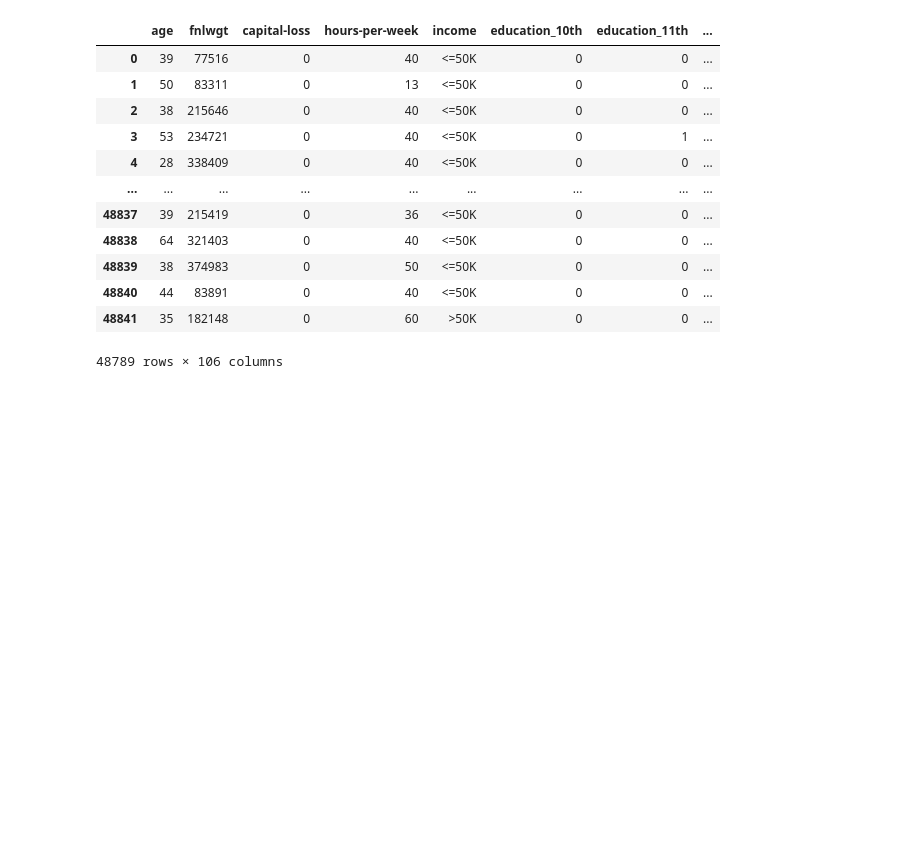
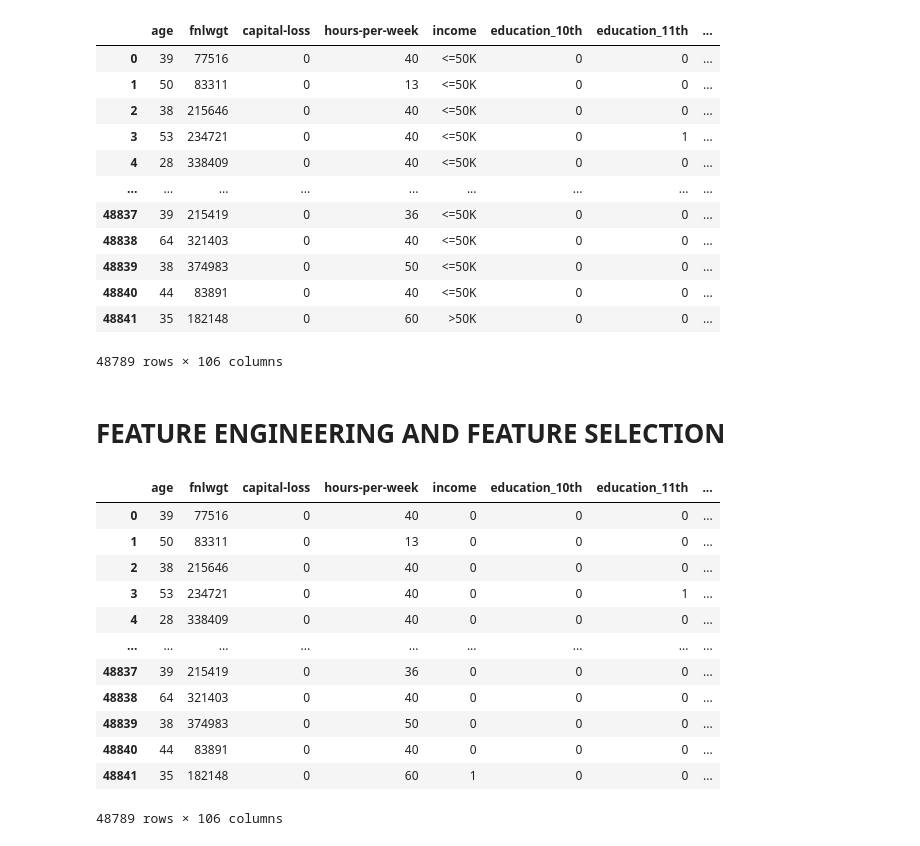
Before and after one commit to subodhbhatta67/Supervised-Learning-Models-, a Jupyter notebook: supervised_learning.ipynb, the cells around one changed output. Drawn from its saved outputs; the diff is of its cells as text; code cells hidden in the pictures; blank space fills up the shorter version.

```diff
--- a/supervised_learning.ipynb
+++ b/supervised_learning.ipynb
@@ -916,3 +916,26 @@ df
 | 48840 | 44 | 83891 | 0 | 40 | <=50K | 0 | 0 | ... |
 | 48841 | 35 | 182148 | 0 | 60 | >50K | 0 | 0 | ... |
 48789 rows × 106 columns
+# %% [markdown]
+# FEATURE ENGINEERING AND FEATURE SELECTION
+# %%
+df['income'] = df['income'].map({
+    '>50K': 1,
+    '<=50K': 0
+})
+# %%
+df
+# %% [output]
+|  | age | fnlwgt | capital-loss | hours-per-week | income | education_10th | education_11th | ... |
+| 0 | 39 | 77516 | 0 | 40 | 0 | 0 | 0 | ... |
+| 1 | 50 | 83311 | 0 | 13 | 0 | 0 | 0 | ... |
+| 2 | 38 | 215646 | 0 | 40 | 0 | 0 | 0 | ... |
+| 3 | 53 | 234721 | 0 | 40 | 0 | 0 | 1 | ... |
+| 4 | 28 | 338409 | 0 | 40 | 0 | 0 | 0 | ... |
+| ... | ... | ... | ... | ... | ... | ... | ... | ... |
+| 48837 | 39 | 215419 | 0 | 36 | 0 | 0 | 0 | ... |
+| 48838 | 64 | 321403 | 0 | 40 | 0 | 0 | 0 | ... |
+| 48839 | 38 | 374983 | 0 | 50 | 0 | 0 | 0 | ... |
+| 48840 | 44 | 83891 | 0 | 40 | 0 | 0 | 0 | ... |
+| 48841 | 35 | 182148 | 0 | 60 | 1 | 0 | 0 | ... |
+48789 rows × 106 columns
```
Also changed, not shown: parts of 11 cells of this notebook.
